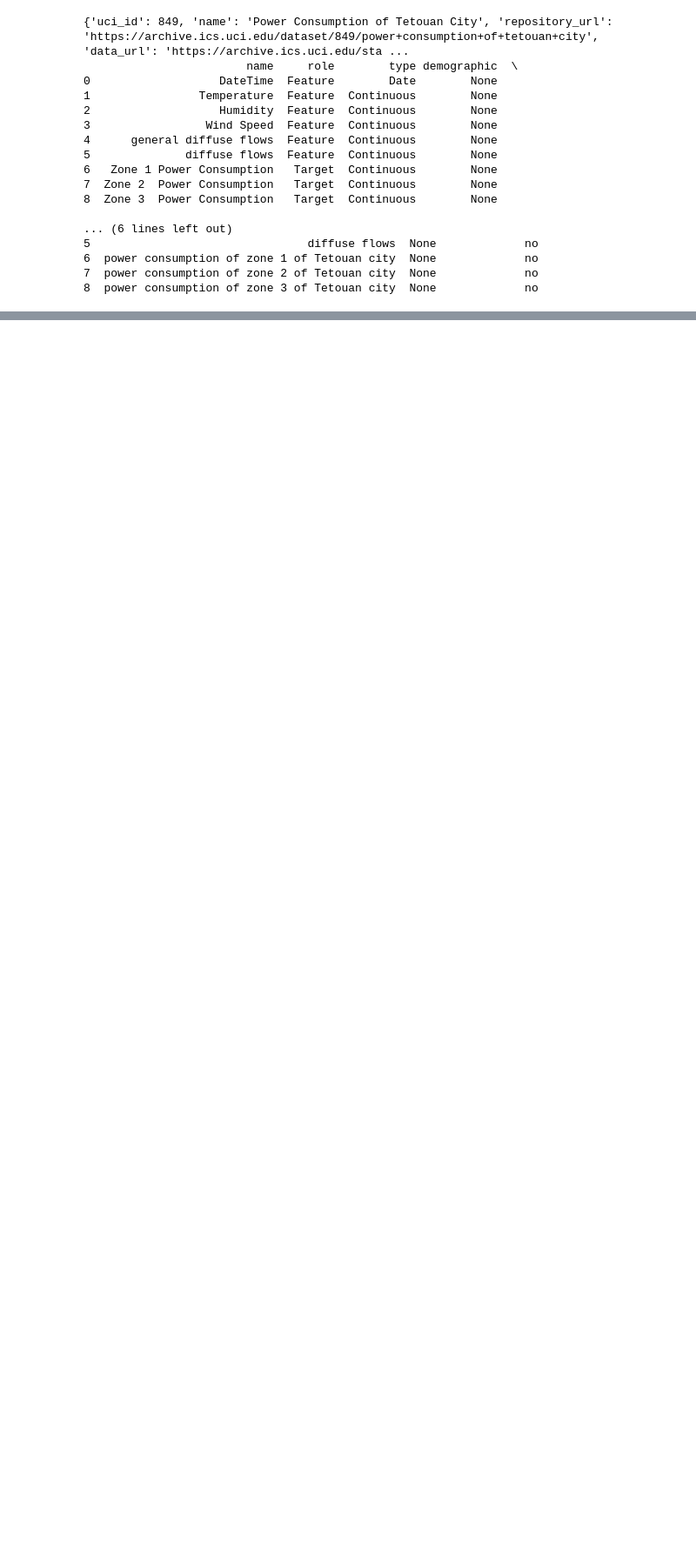
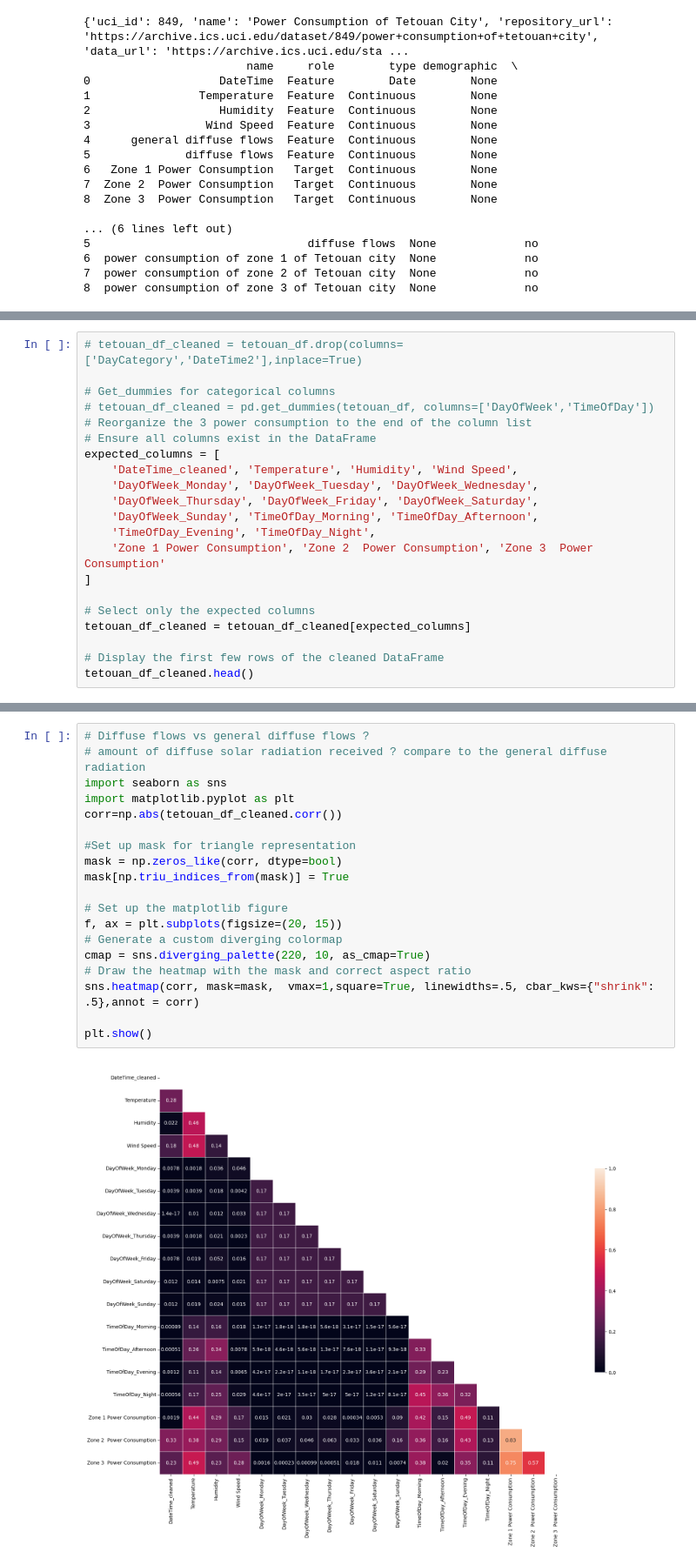
Before and after one commit to JosMal96/powerhouse-squad-project, a Jupyter notebook: data_cleaning_nb.ipynb, the cells around one changed output, grey strips where cells are left out. Shown at 87% size. Saved outputs shown, nothing was run; the diff lists cells and outputs as text; blank space fills up the shorter version.

```diff
--- a/data_cleaning_nb.ipynb
+++ b/data_cleaning_nb.ipynb
@@ -50,0 +206,21 @@ print(tetouan.variables)
+# %%
+# tetouan_df_cleaned = tetouan_df.drop(columns=['DayCategory','DateTime2'],inplace=True)
+
+# Get_dummies for categorical columns
+# tetouan_df_cleaned = pd.get_dummies(tetouan_df, columns=['DayOfWeek','TimeOfDay'])
+# Reorganize the 3 power consumption to the end of the column list
+# Ensure all columns exist in the DataFrame
+expected_columns = [
+    'DateTime_cleaned', 'Temperature', 'Humidity', 'Wind Speed',
+    'DayOfWeek_Monday', 'DayOfWeek_Tuesday', 'DayOfWeek_Wednesday',
+    'DayOfWeek_Thursday', 'DayOfWeek_Friday', 'DayOfWeek_Saturday',
+    'DayOfWeek_Sunday', 'TimeOfDay_Morning', 'TimeOfDay_Afternoon',
+    'TimeOfDay_Evening', 'TimeOfDay_Night',
+    'Zone 1 Power Consumption', 'Zone 2  Power Consumption', 'Zone 3  Power Consumption'
+]
+
+# Select only the expected columns
+tetouan_df_cleaned = tetouan_df_cleaned[expected_columns]
+
+# Display the first few rows of the cleaned DataFrame
+tetouan_df_cleaned.head()
@@ -50,0 +234,21 @@ print(tetouan.variables)
+# %%
+# Diffuse flows vs general diffuse flows ?
+# amount of diffuse solar radiation received ? compare to the general diffuse radiation
+import seaborn as sns
+import matplotlib.pyplot as plt
+corr=np.abs(tetouan_df_cleaned.corr())
+
+#Set up mask for triangle representation
+mask = np.zeros_like(corr, dtype=bool)
+mask[np.triu_indices_from(mask)] = True
+
+# Set up the matplotlib figure
+f, ax = plt.subplots(figsize=(20, 15))
+# Generate a custom diverging colormap
+cmap = sns.diverging_palette(220, 10, as_cmap=True)
+# Draw the heatmap with the mask and correct aspect ratio
+sns.heatmap(corr, mask=mask,  vmax=1,square=True, linewidths=.5, cbar_kws={"shrink": .5},annot = corr)
+
+plt.show()
+# %% [output]
+[figure, added]
```
Also changed, not shown: parts of 16 cells of this notebook, 1 other file.
